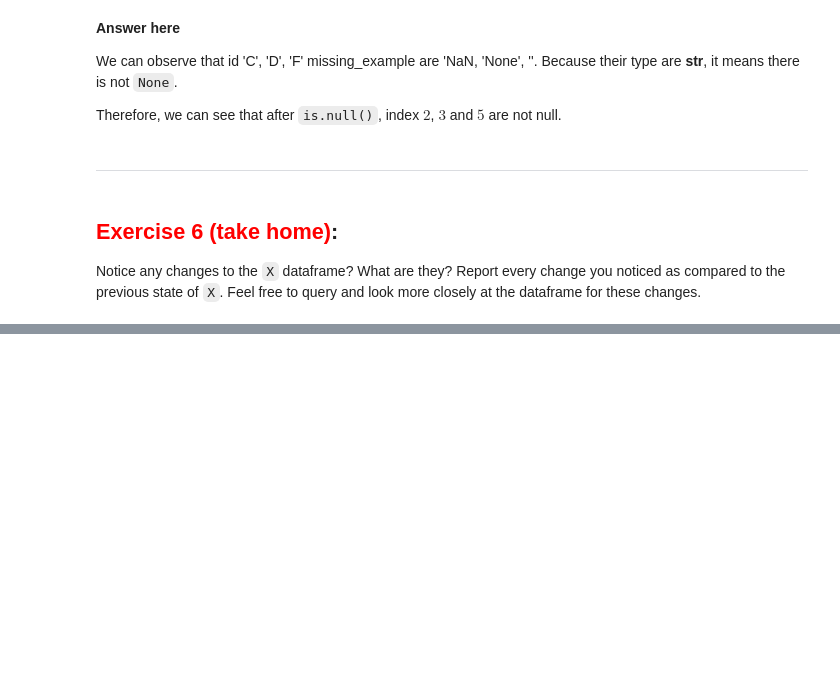
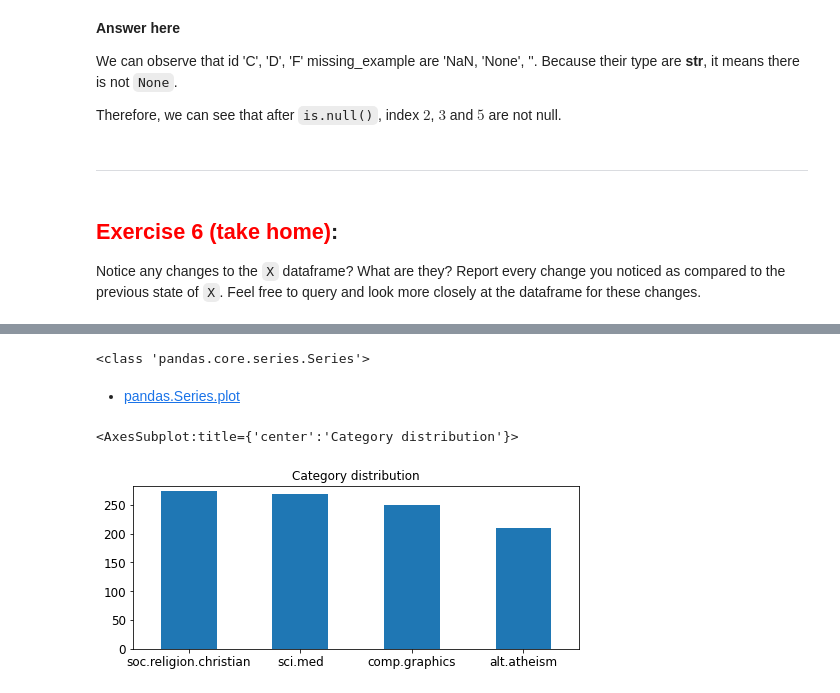
Before and after one commit to kylekylehaha/DM2021-Lab1-Homework, a Jupyter notebook: DM2021-Lab1-Homework.ipynb, the cells around one changed output, grey strips where cells are left out. Drawn from its saved outputs; the diff is of its cells as text; code cells hidden in the pictures; blank space fills up the shorter version.

```diff
--- a/DM2021-Lab1-Homework.ipynb
+++ b/DM2021-Lab1-Homework.ipynb
@@ -183,0 +191,17 @@ Notice any changes to the `X` dataframe? What are they? Report every change you
+# %%
+X_sample = X.sample(n=1000) #random state
+# %%
+print(type(X_sample.category_name.value_counts()))
+# %% [output]
+<class 'pandas.core.series.Series'>
+# %% [markdown]
+- [pandas.Series.plot](https://pandas.pydata.org/pandas-docs/version/0.24.2/reference/api/pandas.Series.plot.html)
+# %%
+upper_bound = max(X_sample.category_name.value_counts()) + 10
+X_sample.category_name.value_counts().plot(kind = 'bar',
+                                           title = 'Category distribution',
+                                           ylim = [0, upper_bound],
+                                           rot = 0, fontsize = 12, figsize = (8,3)) #rot: 旋轉 x label 的方向
+# %% [output]
+<AxesSubplot:title={'center':'Category distribution'}>
+[figure, added]
```
Also changed, not shown: parts of 21 cells of this notebook.
